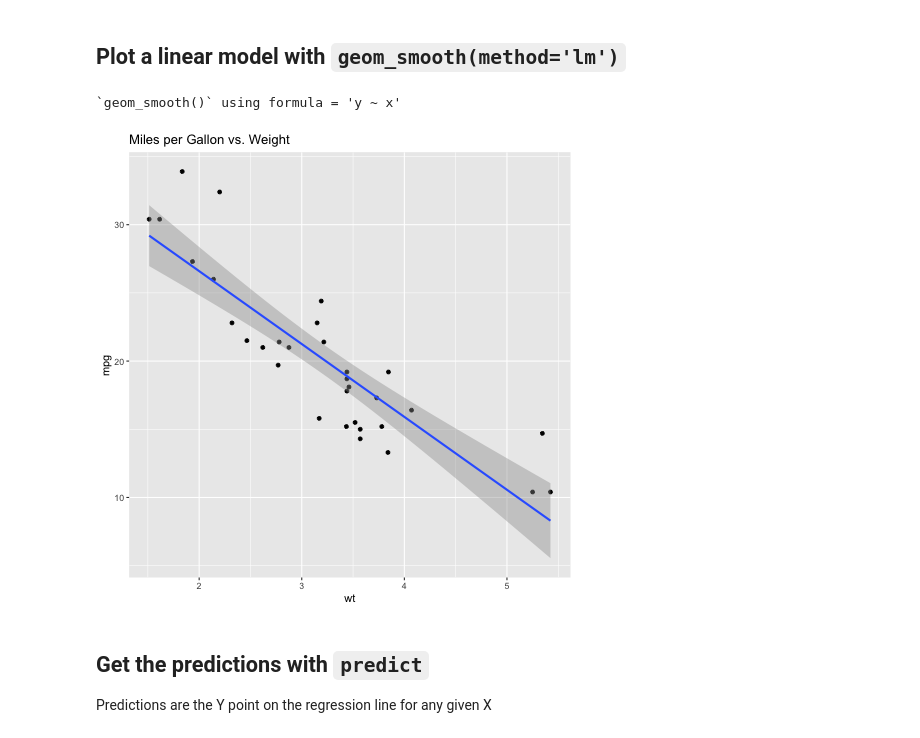
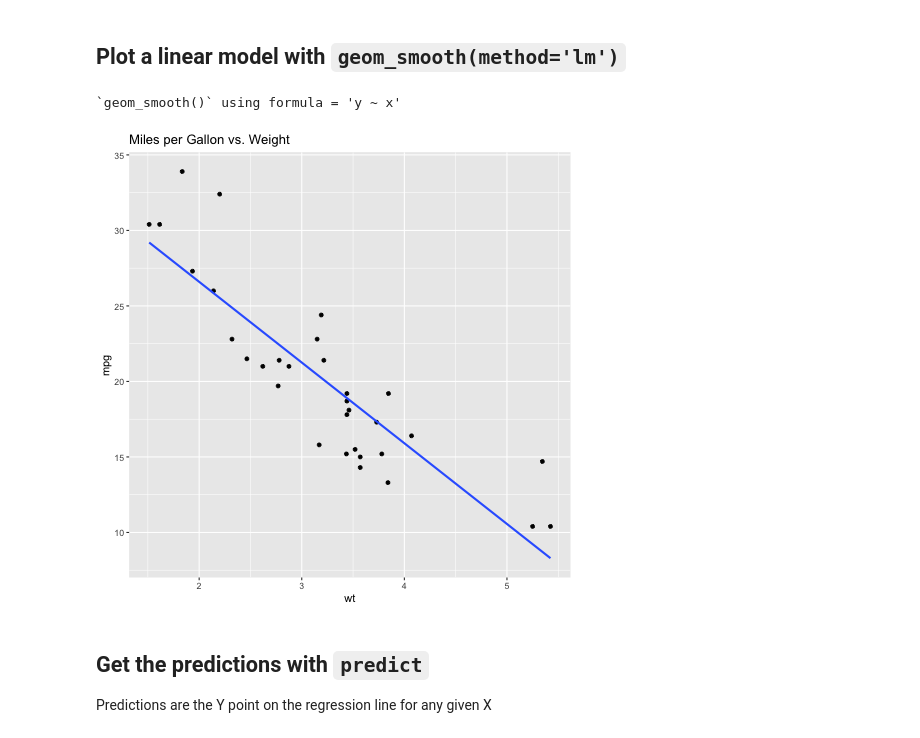
Before and after one commit to data4news/linear-regression-single-var-intro, a Jupyter notebook: mtcars-linear-regression.ipynb, the cells around one changed output. Saved outputs shown, nothing was run; the diff lists cells and outputs as text; code cells hidden in the pictures.

```diff
--- a/mtcars-linear-regression.ipynb
+++ b/mtcars-linear-regression.ipynb
@@ -171,14 +167,14 @@ F-statistic: 91.38 on 1 and 30 DF,  p-value: 1.294e-10
 # %%
 %%R
 
 ggplot(mtcars) +
     aes(x = wt, y = mpg) +
     geom_point() +
-    geom_smooth(method = "lm") + # <--- geom_smooth fits a line to the data
+    geom_smooth(method = "lm", se=F) + # <--- geom_smooth fits a line to the data
     labs(title = "Miles per Gallon vs. Weight")
 # %% [output]
 `geom_smooth()` using formula = 'y ~ x'
-[figure, old version]
+[figure, new version]
 # %% [markdown]
 ## Get the predictions with `predict`
 
```
Also changed, not shown: parts of 5 cells of this notebook, 1 other file.
